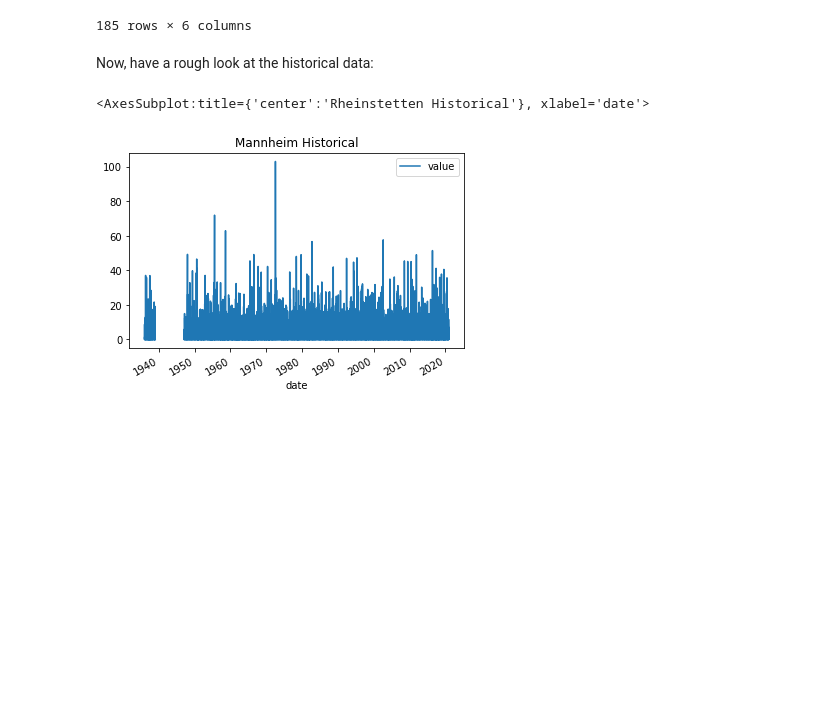
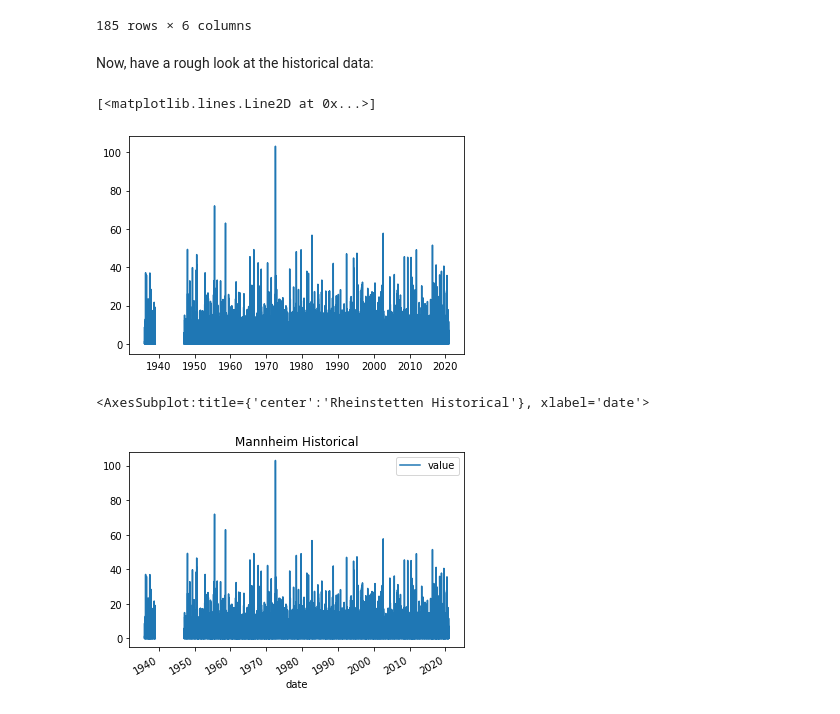
Before and after one commit to AJWarnke/datascienceml2022, a Jupyter notebook: network-DWD.ipynb, the cells around one changed output. Cells and saved outputs as stored; diff of their text form; code cells hidden in the pictures; blank space fills up the shorter version.

```diff
--- a/network-DWD.ipynb
+++ b/network-DWD.ipynb
@@ -149,6 +132,12 @@ precipitation_frei_recent[365:]
 185 rows × 6 columns
 # %% [markdown]
 Now, have a rough look at the historical data:
+# %%
+precipitation_ma_historical['value'].loc[:]
+plt.plot(precipitation_ma_historical['date'], precipitation_ma_historical['value'].loc[:])
+# %% [output]
+[<matplotlib.lines.Line2D at 0x...>]
+[figure, added]
 # %%
 precipitation_ma_historical.plot(x="date", y="value", title='Mannheim Historical')
 precipitation_frei_historical.plot(x='date', y='value', title='Freiburg Historical')
```
Also changed, not shown: parts of 97 cells of this notebook.
